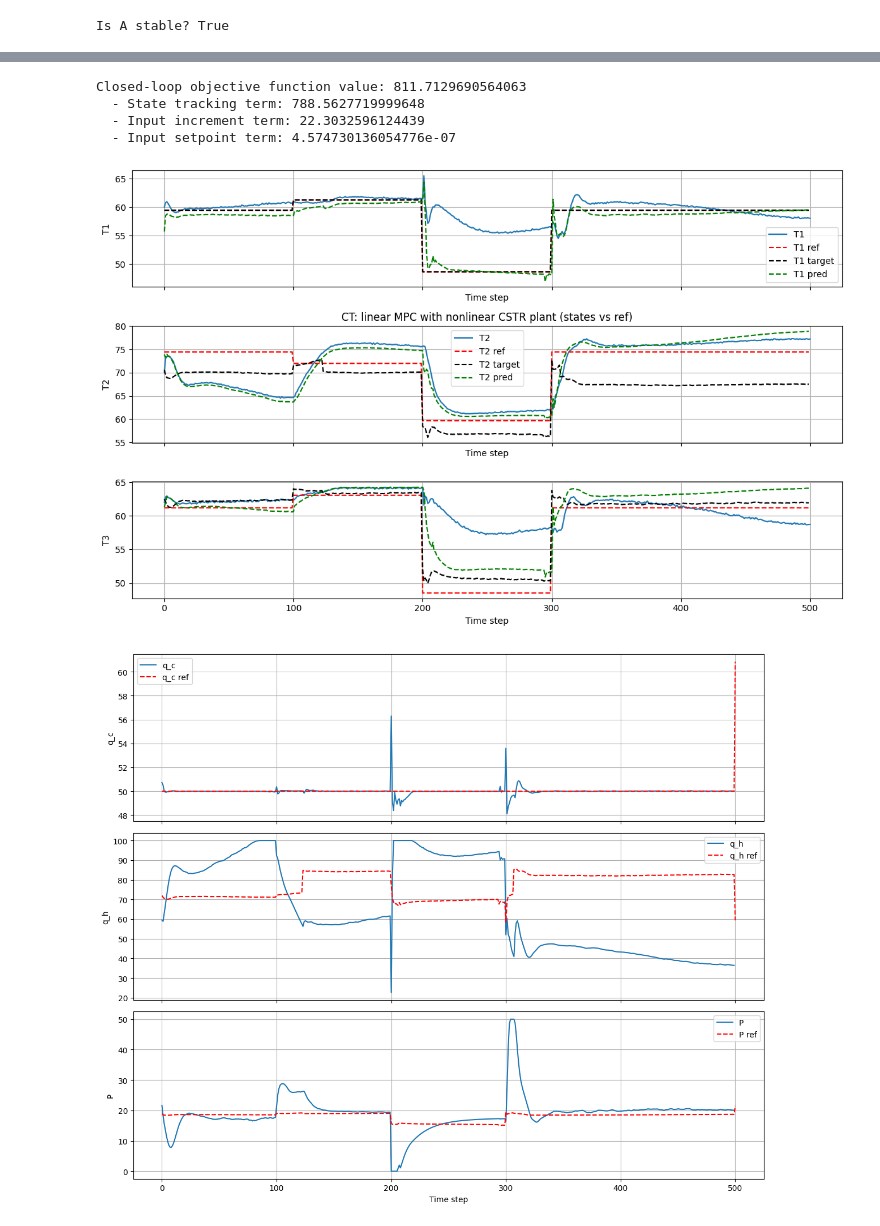
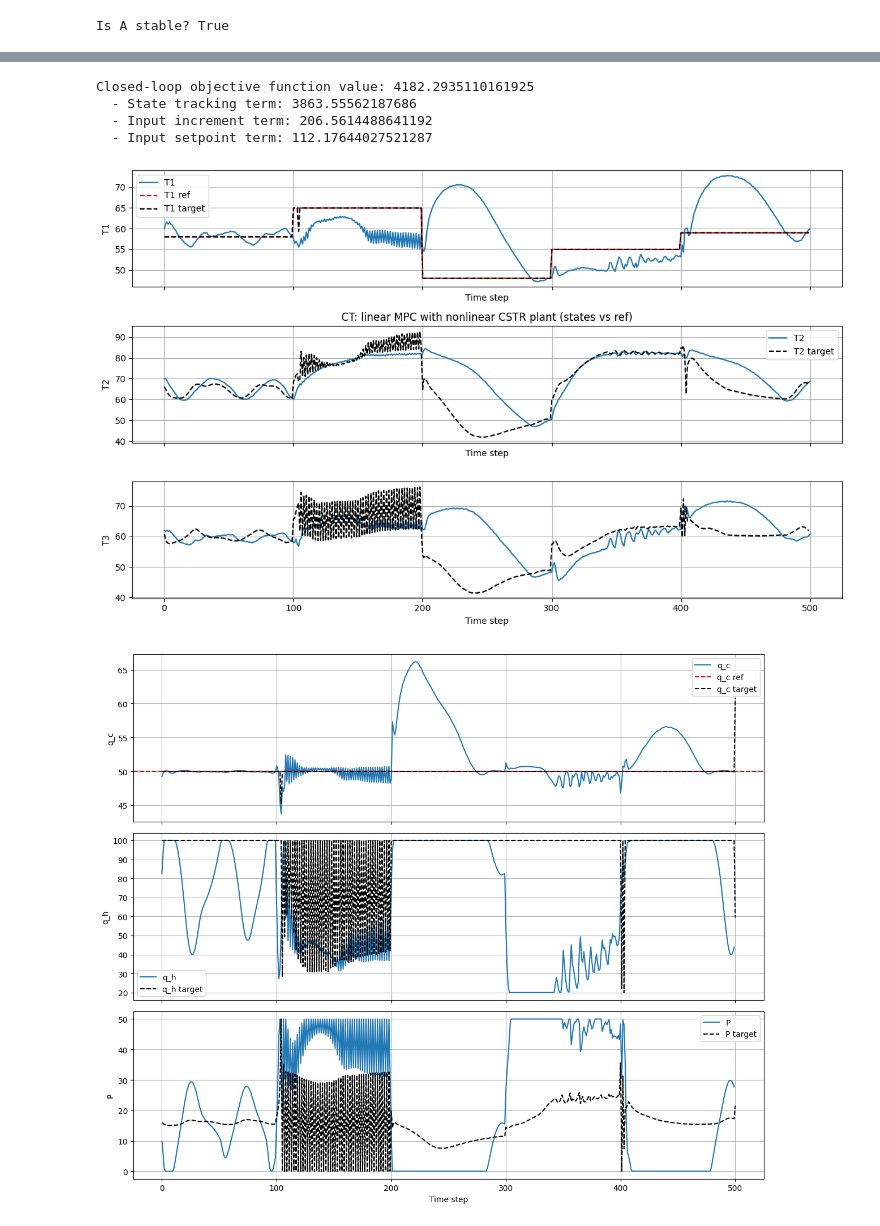
Before and after one commit to PatrikValabek/offset-free-koopman-mpc, a Jupyter notebook: pausterization_unit/control_update/T2D2_10.ipynb, the cells around one changed output, grey strips where cells are left out. Saved outputs shown, nothing was run; the diff lists cells and outputs as text; code cells hidden in the pictures.

Commit message:
changed setup, changed observer

```diff
--- a/pausterization_unit/control_update/T2D2_10.ipynb
+++ b/pausterization_unit/control_update/T2D2_10.ipynb
@@ -173,10 +133,6 @@ nodes = [encode_Y0, encode_Y, encode_U, dynamics_model, decode_y]
 loss = PenaltyLoss([], constraints=[])
 problem = Problem(nodes, loss)
 
-problem.load_state_dict(
-    torch.load(os.path.join(project_root, 'data', f'model_C_{matrix_C}.pth')),
-    strict=False,
-)
 
 # -----------------------------
 # Load scalers and plant model
@@ -186,3 +142,8 @@ scalerU = joblib.load(os.path.join(project_root, 'data', 'scalerU.pkl'))
 # %% [output]
 Close to block diagonal? True
 Backtransformation equals original A? True
+# %%
+problem.load_state_dict(
+    torch.load(os.path.join(project_root, 'data', f'model_C_{matrix_C}.pth')),
+    strict=True,
+)
@@ -289,8 +259,8 @@ J = helper.evaluate_jacobian(
 Qz = J.T @ Qy @ J
 Qz_psd = Qz + 1e-8 * np.eye(Qz.shape[0])
 
-mpc = helper.TaylorMPC(A, B, Bd, Cd)
-mpc.build_problem(Qz_psd)
+mpc = helper.TaylorMPC(A, B, loaded_setup["Qy"], loaded_setup["Qu"], loaded_setup["Qdu"], Bd, Cd)
+mpc.build_problem()
 u_opt = mpc.get_u_optimal(
     z_est_[0, :nz], z_est_[:, nz:], u_previous, z_ref, u_s, get_y(T_real @ z_s), z_s, J, Qz_psd
 )
@@ -424,80 +442,73 @@ Qdu = loaded_setup['Qdu']
 objective_value = 0.0
 state_error_cost = 0.0
 control_increment_cost = 0.0
+control_setpoint_cost = 0.0
 for k in range(sim_time):
-    y_ref_k = reference[:, k]
+    y_ref_k = ys_sim_energy[:, k]
     y_diff = y_sim[:, k] - y_ref_k
     prev_u = u_sim[:, k - 1] if k > 0 else u_sim[:, k]
     u_diff = u_sim[:, k] - prev_u
-    u_error = u_sp - u_sim[:, k]
+    u_error = us_sim_energy[:, k] - u_sim[:, k]
     y_term = float(y_diff.T @ Qy @ y_diff)
     u_term = float(u_diff.T @ Qdu @ u_diff)
     u_sp_term = float(u_error.T @ Qu @ u_error)
     state_error_cost += y_term
     control_increment_cost += u_term
+    control_setpoint_cost += u_sp_term
     objective_value += y_term + u_term + u_sp_term
 
 print(f"Closed-loop objective function value: {objective_value}")
 print(f"  - State tracking term: {state_error_cost}")
 print(f"  - Input increment term: {control_increment_cost}")
-print(f"  - Input setpoint term: {u_sp_term}")
+print(f"  - Input setpoint term: {control_setpoint_cost}")
 
 
 
-# Plots saved to figures/ in non-scaled domain (8 states, 4 inputs)
 names = ['T1', 'T2', 'T3']
 n_steps = sim_time
-ys_sim_ns = scaler.inverse_transform(ys_sim.T).T
-us_sim_ns = scalerU.inverse_transform(us_sim.T).T
+ys_sim_ns = scaler.inverse_transform(ys_sim_energy.T).T
+us_sim_ns = scalerU.inverse_transform(us_sim_energy.T).T
 y_pred_ns = scaler.inverse_transform(y_pred.T).T
-y_projected = get_y_vector(T_real @ z_sim[:nz,:])
-y_projected_ns = scaler.inverse_transform(y_projected).T
 
 fig, axs = plt.subplots(min(8, ny), 1, figsize=(12, 2.5*min(8, ny)), sharex=True)
 if min(8, ny) == 1:
     axs = [axs]  # ensure axs is iterable even for 1 plot
 
 for i in range(min(8, ny)):
     ax = axs[i]
     ax.plot(y_sim_descaled[i, :], label=names[i] if i < len(names) else f'y{i}')
-    if reference_ns is not None:
+    if i==0:
         ax.plot(reference_ns[i, :n_steps+1], 'r--', label=f'{names[i]} ref' if i < len(names) else f'y{i} ref')
-        ax.plot(ys_sim_ns[i, :n_steps], 'k--', label=f'{names[i]} target')
-    ax.plot(y_pred_ns[i, :n_steps], 'g--', label=f'{names[i]} pred')
-    # ax.plot(y_projected_ns[i, :n_steps], 'b--', label=f'{names[i]} projected')
+    ax.plot(ys_sim_ns[i, :n_steps], 'k--', label=f'{names[i]} target')
+    # ax.plot(y_pred_ns[i, :n_steps], 'g--', label=f'{names[i]} pred')
     ax.set_xlabel('Time step')
     ax.set_ylabel(names[i] if i < len(names) else f'y{i}')
     ax.grid(True)
     if i in (0, 1):
         ax.legend()
     if i == 1:
         ax.set_title('CT: linear MPC with nonlinear CSTR plant (states vs ref)')
 plt.tight_layout()
 
 
 fig_inputs, axs = plt.subplots(3, 1, figsize=(12, 10), sharex=True)
 input_names = ['q_c', 'q_h', 'P']
 for i in range(3):
     axs[i].plot(u_sim_descaled[i, :], label=input_names[i])
-    axs[i].plot(us_sim_ns[i, :], 'r--', label=f"{input_names[i]} ref")
+    if i==0:
+        axs[i].axhline(50, color='red', linestyle='--', label=f"{input_names[i]} ref")
+    axs[i].plot(us_sim_ns[i, :], 'k--', label=f"{input_names[i]} target")
     axs[i].set_ylabel(input_names[i])
     axs[i].grid(True)
     axs[i].legend()
 axs[-1].set_xlabel('Time step')
 fig_inputs.tight_layout()
-#412
-#627
-#398
-#846
-#438
-#553
-#328
-#24
+#538
 # %% [output]
-Closed-loop objective function value: 811.7129690564063
-  - State tracking term: 788.5627719999648
-  - Input increment term: 22.3032596124439
-  - Input setpoint term: 4.574730136054776e-07
+Closed-loop objective function value: 4182.2935110161925
+  - State tracking term: 3863.55562187686
+  - Input increment term: 206.5614488641192
+  - Input setpoint term: 112.17644027521287
-[figure, old version]
+[figure, new version]
-[figure, old version]
+[figure, new version]
 # %%
```
Also changed, not shown: parts of 20 cells of this notebook, 21 other files.
